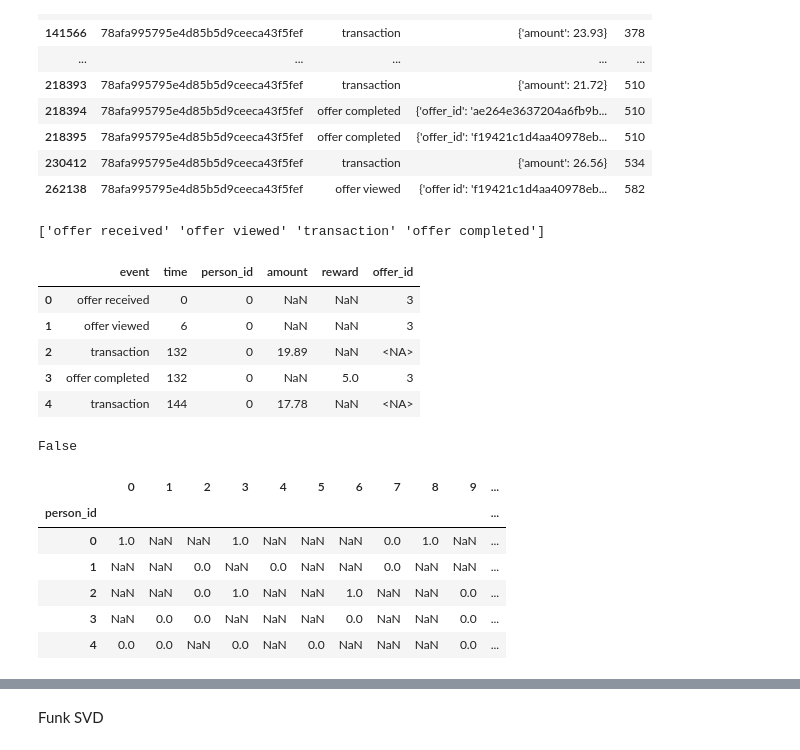
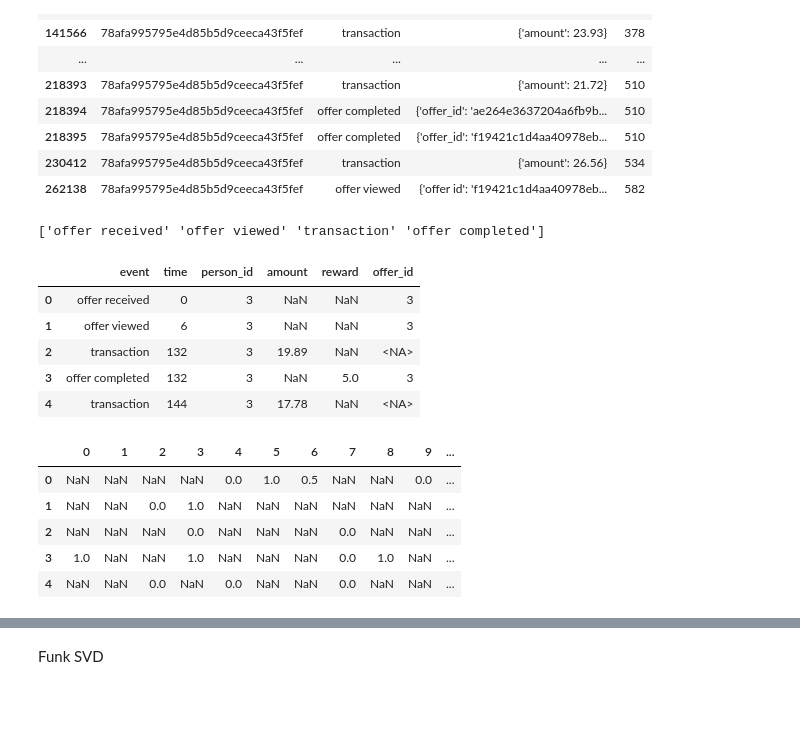
Before and after one commit to venson/starbucks, a Jupyter notebook: Starbucks_Capstone_notebook.ipynb, the cells around one changed output, grey strips where cells are left out. Drawn from its saved outputs; the diff is of its cells as text; code cells hidden in the pictures; blank space fills up the shorter version.

```diff
--- a/Starbucks_Capstone_notebook.ipynb
+++ b/Starbucks_Capstone_notebook.ipynb
@@ -105,5 +105,5 @@ portfolio seems no need for cleaning.
 # %% [markdown]
 2. Data Cleaning
 # %%
-profile['income_na'] = profile['income'].isna()
-profile['income'].fillna(0, inplace = True)
+#profile['income_na'] = profile['income'].isna()
+#profile['income'].fillna(0, inplace = True)
@@ -128,0 +126,15 @@ plt.hist(profile['age'], bins = 20)
+# %%
+user_id_map = pd.DataFrame(
+        {'person':profile['id'],
+         'person_id': range(len(profile['id']))
+        })
+user_id_map.head()
+profile_new = profile.merge(user_id_map,how = 'left', left_on = 'id', right_on = 'person')
+profile_new.drop(['id', 'person'], axis = 1, inplace = True)
+profile_new.loc[profile_new['age'] >= 100 , 'age'] = np.nan
+profile_new.loc[profile_new['gender'] == 'M' , 'gender'] = 1.0
+profile_new.loc[profile_new['gender'] == 'F' , 'gender'] = 0.0
+profile_new.loc[profile_new['gender'] == 'O' , 'gender'] = 0.5
+profile_new['gender'].fillna(np.nan, inplace = True)
+profile_new['gender'].astype(float)
+profile_new.head(10)
@@ -242,7 +253,7 @@ transcript[transcript['person'] == '78afa995795e4d85b5d9ceeca43f5fef']
 # %%
 portfolio_clean = clean_portfolio()
 # %%
-def clean_transcript(transcript = transcript, portfolio = clean_portfolio, offer_id_map = offer_id_map):
+def clean_transcript(transcript = transcript, portfolio = clean_portfolio, offer_id_map = offer_id_map, user_id_map = user_id_map):
     """
     clean the transcript data, use person_id, offer_id instead of hash number.
 
@@ -258,11 +269,8 @@ def clean_transcript(transcript = transcript, portfolio = clean_portfolio, offer
 
     # simplify person to person_id
     transcript_clean = transcript.copy()
-    person_id_map = pd.DataFrame(
-        {'person':transcript_clean['person'].unique(),
-         'person_id': np.arange(transcript_clean['person'].nunique())
-        })
-    transcript_clean = transcript_clean.merge(person_id_map, on = 'person')
+
+    transcript_clean = transcript_clean.merge(user_id_map, on = 'person')
     print(transcript_clean.event.unique())
     #
 
@@ -285,17 +293,13 @@ clean_trans.head()
 # %% [output]
 ['offer received' 'offer viewed' 'transaction' 'offer completed']
 |  | event | time | person_id | amount | reward | offer_id |
-| 0 | offer received | 0 | 0 | NaN | NaN | 3 |
-| 1 | offer viewed | 6 | 0 | NaN | NaN | 3 |
-| 2 | transaction | 132 | 0 | 19.89 | NaN | <NA> |
-| 3 | offer completed | 132 | 0 | NaN | 5.0 | 3 |
-| 4 | transaction | 144 | 0 | 17.78 | NaN | <NA> |
+| 0 | offer received | 0 | 3 | NaN | NaN | 3 |
+| 1 | offer viewed | 6 | 3 | NaN | NaN | 3 |
+| 2 | transaction | 132 | 3 | 19.89 | NaN | <NA> |
+| 3 | offer completed | 132 | 3 | NaN | 5.0 | 3 |
+| 4 | transaction | 144 | 3 | 17.78 | NaN | <NA> |
-# %%
-pd.isna(clean_trans.iloc[0,0])
-# %% [output]
-False
 # %%
-def create_offer_received_completed_matrix(data):
+def create_offer_received_completed_matrix(data, profile = profile_new ):
     event_offer_cp = data['event'] == 'offer completed'
     event_offer_re = data['event'] == 'offer received'
     event_offer_vi = data['event'] == 'offer viewed'
@@ -342,38 +346,44 @@ def create_offer_received_completed_matrix(data):
                 elif pd.isna(offer_completed_count.loc[i,j]):
                     feature_matrix.loc[i,j] = 0
                 else:
                     feature_matrix.loc[i,j] = offer_completed_count.loc[i,j] / offer_received_count.loc[i,j]
             except:
                 feature_matrix.loc[i,j] = 0
                 continue
     # feature_matrix = offer_completed_count / offer_received_count
 
 
 
     # get mean amount without offer
     trans_mean_without_offer = trans_without_offer_df.groupby(['person_id'])['amount'].mean()
     trans_mean_without_offer.rename('mean_trans_without_offer', inplace = True)
     # trans_count_without_offer = trans_without_offer_df.groupby(['person_id'])['amount'].count()
     # trans_count_without_offer.rename('count_trans_without_offer')
     # get mean amount with offer
     trans_mean_with_offer = trans_with_offer_df.groupby(['person_id'])['amount'].mean()
 
     trans_mean_with_offer.rename("mean_trans_with_offer", inplace = True)
 #    trans_count_with_offer = trans_with_offer_df.groupby(['person_id'])['amount'].count()
 #    trans_count_with_offer.rename('count_trans_with_offer')
     feature_matrix = feature_matrix.merge(trans_mean_without_offer, how = 'left', on = 'person_id')
     feature_matrix = feature_matrix.merge(trans_mean_with_offer,how = 'left', on = 'person_id')
     feature_matrix = feature_matrix.merge(mean_reward,how = 'left', on = 'person_id')
+    feature_matrix = feature_matrix.merge(profile_new,how = 'left', on = 'person_id')
+    feature_matrix.drop(['became_member_on', 'person_id'],axis = 1, inplace = True)
+    feature_matrix['reward'] = feature_matrix['reward']/10
+    feature_matrix['income'] = feature_matrix['income']/100000
+    feature_matrix['age'] = feature_matrix['age']/100
+    feature_matrix['mean_trans_without_offer'] = feature_matrix['mean_trans_without_offer']/10
+    feature_matrix['mean_trans_with_offer'] = feature_matrix['mean_trans_with_offer']/10
     return feature_matrix
 #trans_feature = create_matrix(clean_trans)
-trans_feature = create_offer_received_completed_matrix(clean_trans)
+trans_df = create_offer_received_completed_matrix(clean_trans)
 
-trans_feature.head()
+trans_df.head()
 # %% [output]
 |  | 0 | 1 | 2 | 3 | 4 | 5 | 6 | 7 | 8 | 9 | ... |
-| person_id |  |  |  |  |  |  |  |  |  |  | ... |
-| 0 | 1.0 | NaN | NaN | 1.0 | NaN | NaN | NaN | 0.0 | 1.0 | NaN | ... |
-| 1 | NaN | NaN | 0.0 | NaN | 0.0 | NaN | NaN | 0.0 | NaN | NaN | ... |
-| 2 | NaN | NaN | 0.0 | 1.0 | NaN | NaN | 1.0 | NaN | NaN | 0.0 | ... |
-| 3 | NaN | 0.0 | 0.0 | NaN | NaN | NaN | 0.0 | NaN | NaN | 0.0 | ... |
-| 4 | 0.0 | 0.0 | NaN | 0.0 | NaN | 0.0 | NaN | NaN | NaN | 0.0 | ... |
+| 0 | NaN | NaN | NaN | NaN | 0.0 | 1.0 | 0.5 | NaN | NaN | 0.0 | ... |
+| 1 | NaN | NaN | 0.0 | 1.0 | NaN | NaN | NaN | NaN | NaN | NaN | ... |
+| 2 | NaN | NaN | NaN | 0.0 | NaN | NaN | NaN | 0.0 | NaN | NaN | ... |
+| 3 | 1.0 | NaN | NaN | 1.0 | NaN | NaN | NaN | 0.0 | 1.0 | NaN | ... |
+| 4 | NaN | NaN | 0.0 | NaN | 0.0 | NaN | NaN | 0.0 | NaN | NaN | ... |
```
Also changed, not shown: parts of 24 cells of this notebook.
